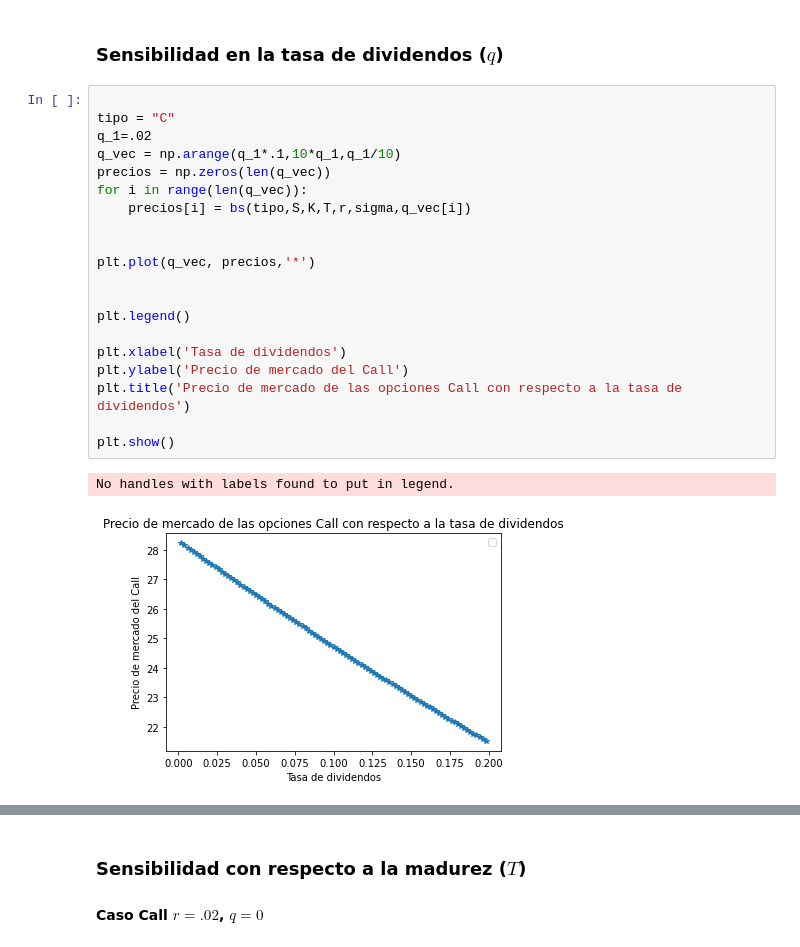
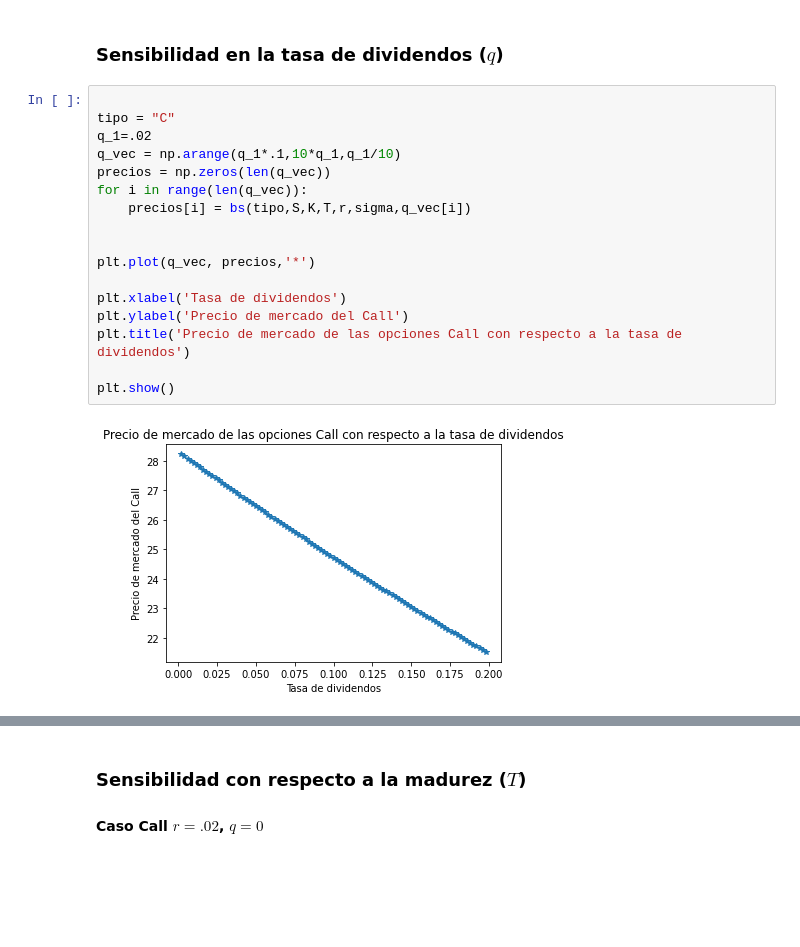
Before and after one commit to manumau-hub/finanzasCuantitativas, a Jupyter notebook: Codigo/Sensibilidades.ipynb, the cells around one changed output, grey strips where cells are left out. Cells and saved outputs as stored; diff of their text form; blank space fills up the shorter version.

```diff
--- a/Codigo/Sensibilidades.ipynb
+++ b/Codigo/Sensibilidades.ipynb
@@ -216,26 +184,22 @@ No handles with labels found to put in legend.
 # %%
 
 tipo = "C"
 q_1=.02
 q_vec = np.arange(q_1*.1,10*q_1,q_1/10)
 precios = np.zeros(len(q_vec))
 for i in range(len(q_vec)):
     precios[i] = bs(tipo,S,K,T,r,sigma,q_vec[i])
 
 
 plt.plot(q_vec, precios,'*')
 
-
-plt.legend()
-
 plt.xlabel('Tasa de dividendos')
 plt.ylabel('Precio de mercado del Call')
 plt.title('Precio de mercado de las opciones Call con respecto a la tasa de dividendos')
 
 plt.show()
 # %% [output]
-No handles with labels found to put in legend.
-[figure, old version]
+[figure, new version]
 # %%
 tipo = "P"
 q_1=.02
```
Also changed, not shown: parts of 15 cells of this notebook, 1 other file.
